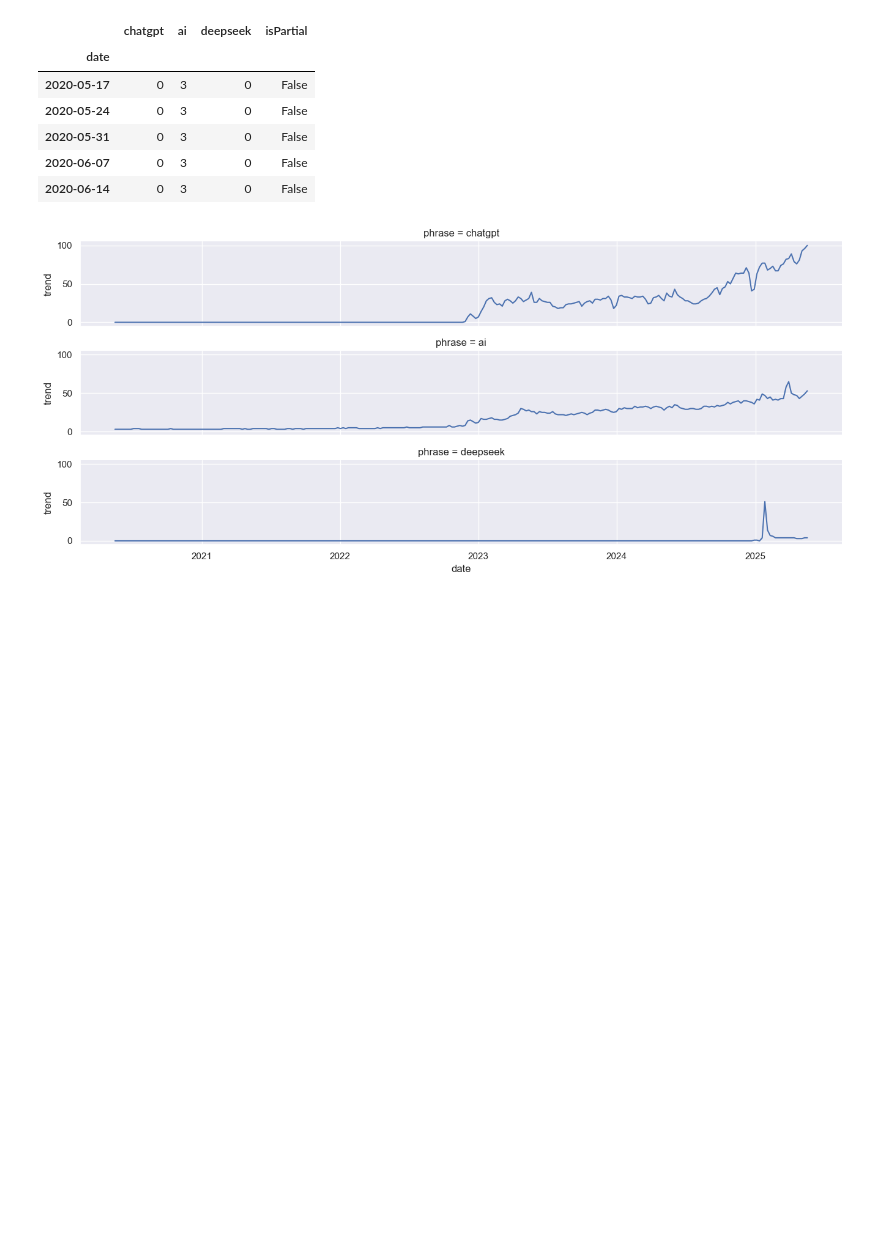
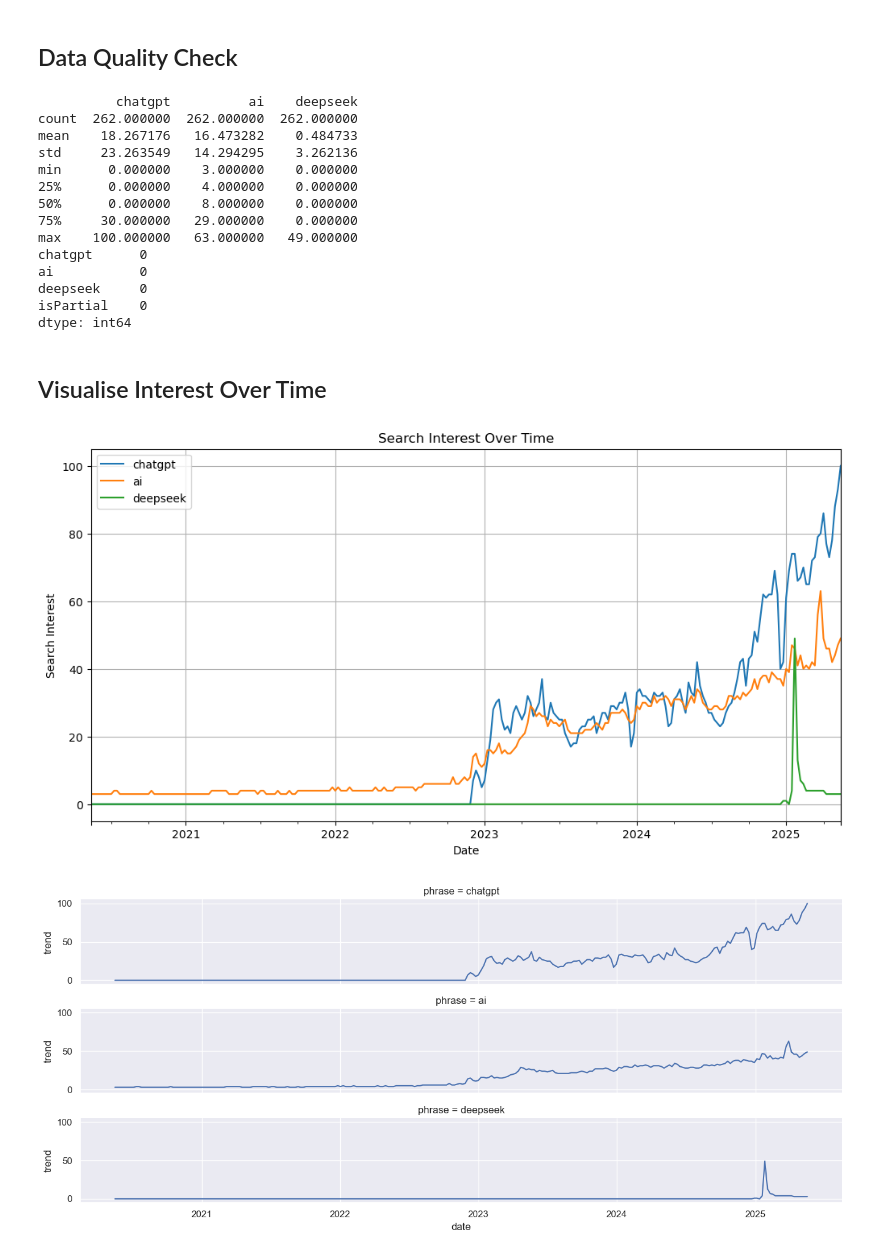
Before and after one commit to SheryllD/googletrends, a Jupyter notebook: pytrends.ipynb, the cells around one changed output. Cells and saved outputs as stored; diff of their text form; code cells hidden in the pictures; blank space fills up the shorter version.

```diff
--- a/pytrends.ipynb
+++ b/pytrends.ipynb
@@ -28,14 +70,33 @@ pytrends.build_payload(kw_list,
+# %% [markdown]
+## Data Quality Check
 # %%
-df_trend = pytrends.interest_over_time()
-df_trend.head()
+print(df_trend.describe())
+print(df_trend.isnull().sum())
 # %% [output]
-|  | chatgpt | ai | deepseek | isPartial |
-| date |  |  |  |  |
-| 2020-05-17 | 0 | 3 | 0 | False |
-| 2020-05-24 | 0 | 3 | 0 | False |
-| 2020-05-31 | 0 | 3 | 0 | False |
-| 2020-06-07 | 0 | 3 | 0 | False |
-| 2020-06-14 | 0 | 3 | 0 | False |
+          chatgpt          ai    deepseek
+count  262.000000  262.000000  262.000000
+mean    18.267176   16.473282    0.484733
+std     23.263549   14.294295    3.262136
+min      0.000000    3.000000    0.000000
+25%      0.000000    4.000000    0.000000
+50%      0.000000    8.000000    0.000000
+75%     30.000000   29.000000    0.000000
+max    100.000000   63.000000   49.000000
+chatgpt      0
+ai           0
+deepseek     0
+isPartial    0
+dtype: int64
+# %% [markdown]
+## Visualise Interest Over Time
+# %%
+df_trend[kw_list].plot(figsize=(12,6), title='Search Interest Over Time')
+plt.ylabel('Search Interest')
+plt.xlabel('Date')
+plt.grid(True)
+plt.show()
+# %% [output]
+[figure, added]
 # %%
 # Plotsize for the graphs
 sns.set(rc={'figure.figsize':(10,5)})
```
Also changed, not shown: parts of 16 cells of this notebook, 1 other file.
